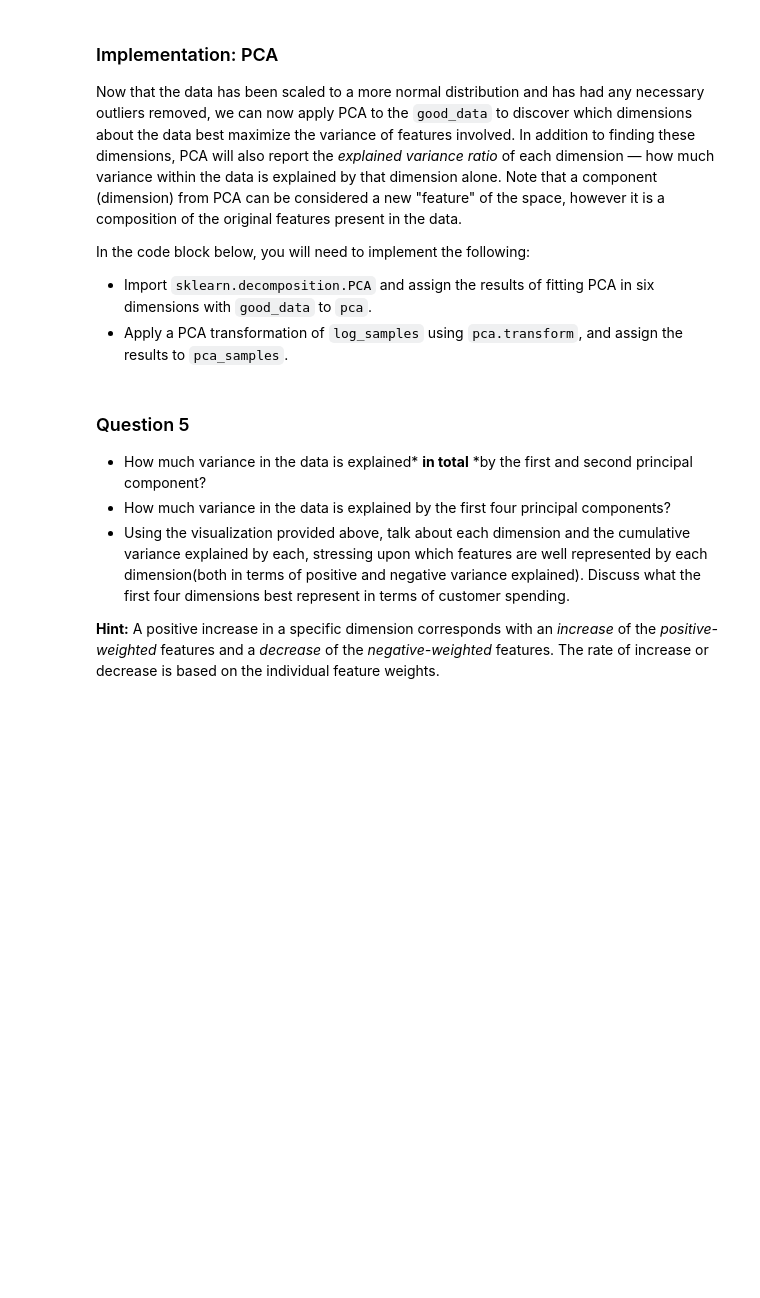
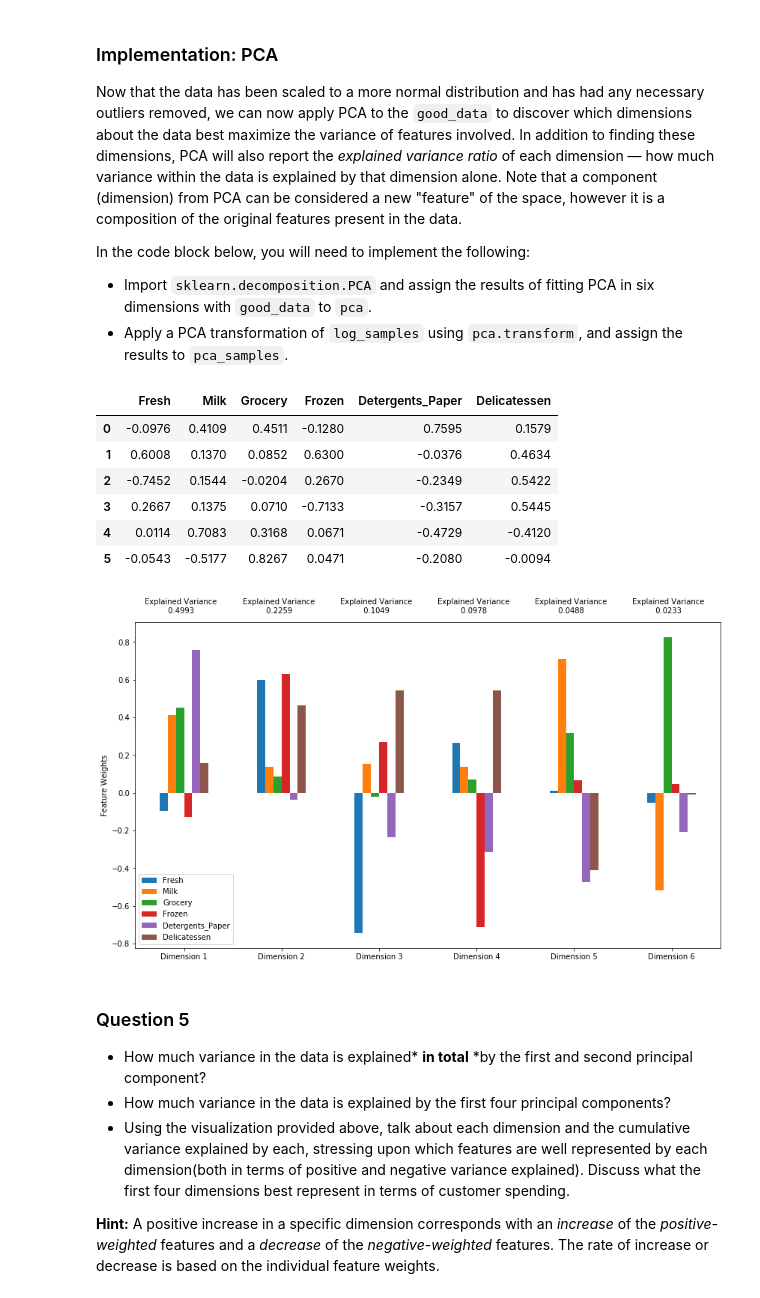
Before and after one commit to KnollFrank/Creating-Customer-Segments, a Jupyter notebook: customer_segments.ipynb, the cells around one changed output. Saved outputs shown, nothing was run; the diff lists cells and outputs as text; code cells hidden in the pictures; blank space fills up the shorter version.

```diff
--- a/customer_segments.ipynb
+++ b/customer_segments.ipynb
@@ -368,13 +370,25 @@ In the code block below, you will need to implement the following:
  - Apply a PCA transformation of `log_samples` using `pca.transform`, and assign the results to `pca_samples`.
 # %%
 # TODO: Apply PCA by fitting the good data with the same number of dimensions as features
-pca = None
+from sklearn.decomposition import PCA
+pca = PCA(n_components=6)
+pca.fit(good_data)
 
 # TODO: Transform log_samples using the PCA fit above
-pca_samples = None
+pca_samples = pca.transform(log_samples)
 
 # Generate PCA results plot
 pca_results = vs.pca_results(good_data, pca)
+# pd.DataFrame(np.round(pca.components_, 4), columns = list(good_data.keys()))
+# %% [output]
+|  | Fresh | Milk | Grocery | Frozen | Detergents_Paper | Delicatessen |
+| 0 | -0.0976 | 0.4109 | 0.4511 | -0.1280 | 0.7595 | 0.1579 |
+| 1 | 0.6008 | 0.1370 | 0.0852 | 0.6300 | -0.0376 | 0.4634 |
+| 2 | -0.7452 | 0.1544 | -0.0204 | 0.2670 | -0.2349 | 0.5422 |
+| 3 | 0.2667 | 0.1375 | 0.0710 | -0.7133 | -0.3157 | 0.5445 |
+| 4 | 0.0114 | 0.7083 | 0.3168 | 0.0671 | -0.4729 | -0.4120 |
+| 5 | -0.0543 | -0.5177 | 0.8267 | 0.0471 | -0.2080 | -0.0094 |
+[figure, added]
 # %% [markdown]
 ### Question 5
 
```
Also changed, not shown: parts of 2 cells of this notebook.
